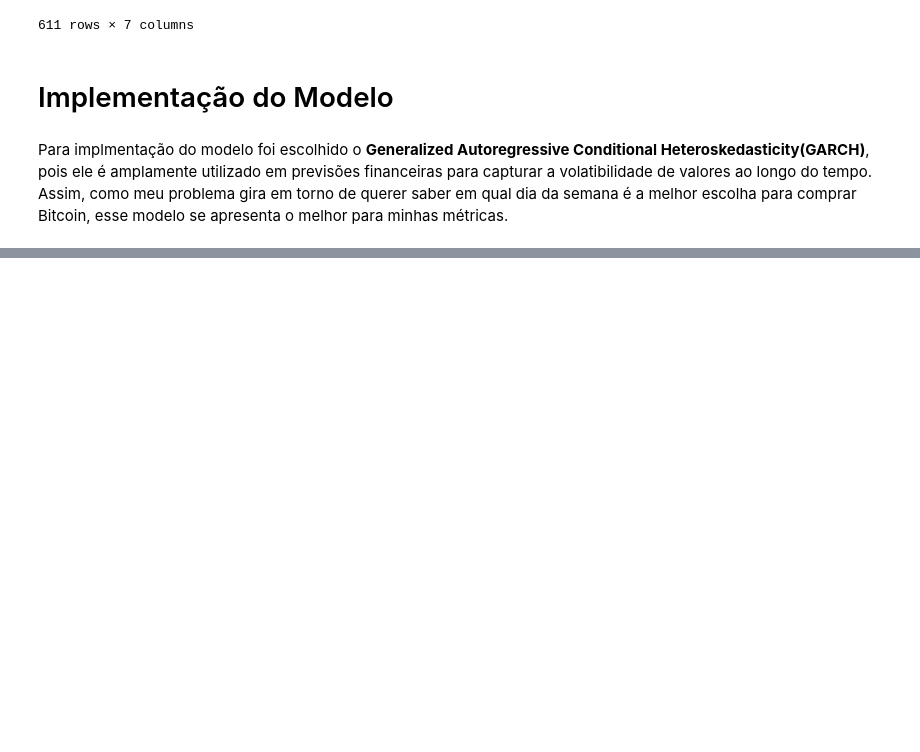
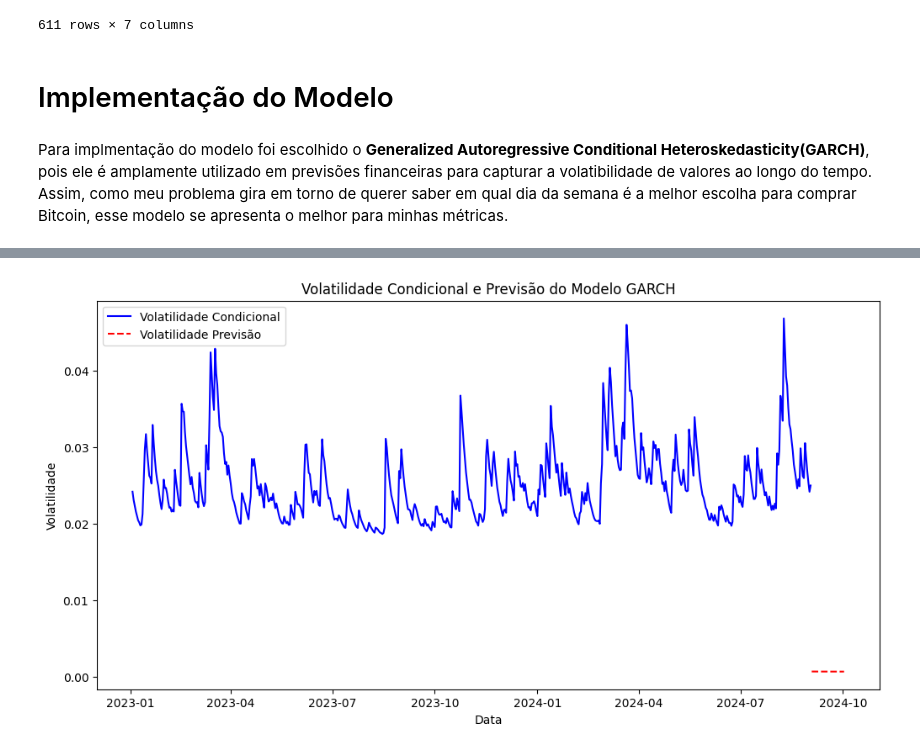
Before and after one commit to Edustn/modulo-7, a Jupyter notebook: atividade_1/src/main.ipynb, the cells around one changed output, grey strips where cells are left out. Saved outputs shown, nothing was run; the diff lists cells and outputs as text; code cells hidden in the pictures; blank space fills up the shorter version.

```diff
--- a/atividade_1/src/main.ipynb
+++ b/atividade_1/src/main.ipynb
@@ -299,0 +615,84 @@ Index([407], dtype='int64')
+# %%
+import pandas as pd
+import numpy as np
+from arch import arch_model
+import matplotlib.pyplot as plt
+
+# Carregar os dados
+# df = pd.read_csv("dados_bitcoin.csv", parse_dates=["data"])
+df.set_index("Data", inplace=True)
+
+# Verificar e garantir que 'Ultimo' é uma série numérica unidimensional
+if df['Ultimo'].ndim != 1:
+    raise ValueError("A coluna 'Ultimo' não está em formato unidimensional.")
+
+# Garantir que não há valores nulos ou não numéricos
+df = df[['Ultimo']].dropna()
+df['Ultimo'] = pd.to_numeric(df['Ultimo'], errors='coerce')
+
+# Calcular o retorno logarítmico
+df['log_return'] = np.log(df['Ultimo'] / df['Ultimo'].shift(1))
+df.dropna(inplace=True)
+
+# Ajustar o modelo GARCH (1, 1)
+model = arch_model(df['log_return'], vol='Garch', p=1, q=1)
+garch_fit = model.fit()
+
+# Previsão da volatilidade para os próximos 30 dias
+forecast_horizon = 30
+forecasts = garch_fit.forecast(horizon=forecast_horizon)
+volatility_forecast = forecasts.variance.values[-1]  # Assegure-se que está pegando a última linha
+
+# Criar DataFrame para previsões
+forecast_dates = pd.date_range(start=df.index[-1] + pd.Timedelta(days=1), periods=forecast_horizon)
+forecast_df = pd.DataFrame(volatility_forecast, index=forecast_dates, columns=['forecast_volatility'])
+
+# Adicionar a coluna de preços previstos (por simplicidade, usando um modelo ARIMA para preços)
+from statsmodels.tsa.arima.model import ARIMA
+
+# Ajustar o modelo ARIMA para prever o preço
+arima_model = ARIMA(df['Ultimo'], order=(5,1,0))
+arima_fit = arima_model.fit()
+
+# Prever o preço para os próximos 30 dias
+price_forecast = arima_fit.forecast(steps=forecast_horizon)
+forecast_df['forecast_price'] = price_forecast
+
+# Adicionar coluna com sinal de compra
+# Obter o preço da semana passada para comparação
+one_week_ago = df.index[-7:]
+prices_last_week = df.loc[one_week_ago, 'Ultimo'].mean()  # Média dos preços da semana passada
+
+forecast_df['previous_week_avg'] = prices_last_week
+
+# Adicionar coluna com sinal de compra
+forecast_df['buy_signal'] = forecast_df['forecast_price'] < forecast_df['previous_week_avg']
+
+# Obter previsões para os próximos 5 dias
+forecast_5_days = forecast_df.head(5)
+
+# Diagnóstico das previsões
+print("Previsões de preços e sinais de compra para os próximos 5 dias:")
+print(forecast_5_days)
+print("Descrição das previsões de preços e sinais de compra:")
+print(forecast_5_days.describe())
+
+# Ajustar critério de seleção
+percentil = 10
+threshold = np.percentile(forecast_df['forecast_volatility'], percentil)
+best_forecast_days = forecast_df[forecast_df['forecast_volatility'] <= threshold]
+
+# Exibir os melhores dias para comprar Bitcoin (baseado em baixa volatilidade e previsão de preço menor que o preço da semana passada)
+print("Melhores dias para comprar Bitcoin (baseado em baixa volatilidade e previsão de preço menor que o preço da semana passada):")
+print(best_forecast_days)
+
+# Visualizar a volatilidade prevista
+plt.figure(figsize=(12, 6))
+plt.plot(df.index, garch_fit.conditional_volatility, label='Volatilidade Condicional', color='blue')
+plt.plot(forecast_df.index, forecast_df['forecast_volatility'], label='Volatilidade Previsão', color='red', linestyle='--')
+plt.title("Volatilidade Condicional e Previsão do Modelo GARCH")
+plt.xlabel("Data")
+plt.ylabel("Volatilidade")
+plt.legend()
+plt.show()
+# %% [output]
@@ -299,0 +732 @@ Index([407], dtype='int64')
+[figure, added]
```
Also changed, not shown: parts of 17 cells of this notebook, 1 other file.
